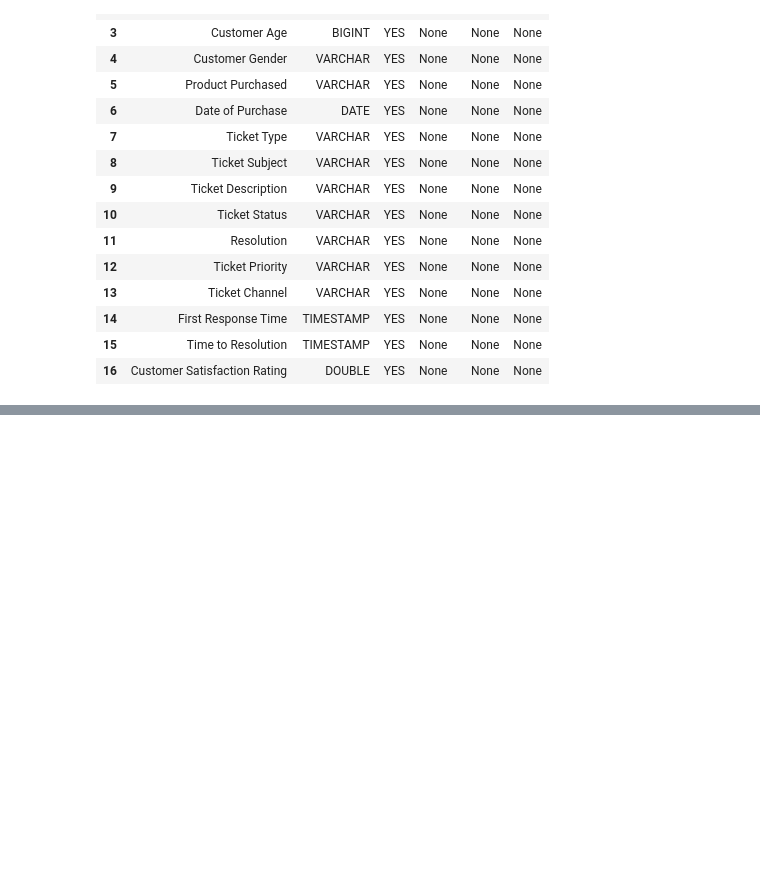
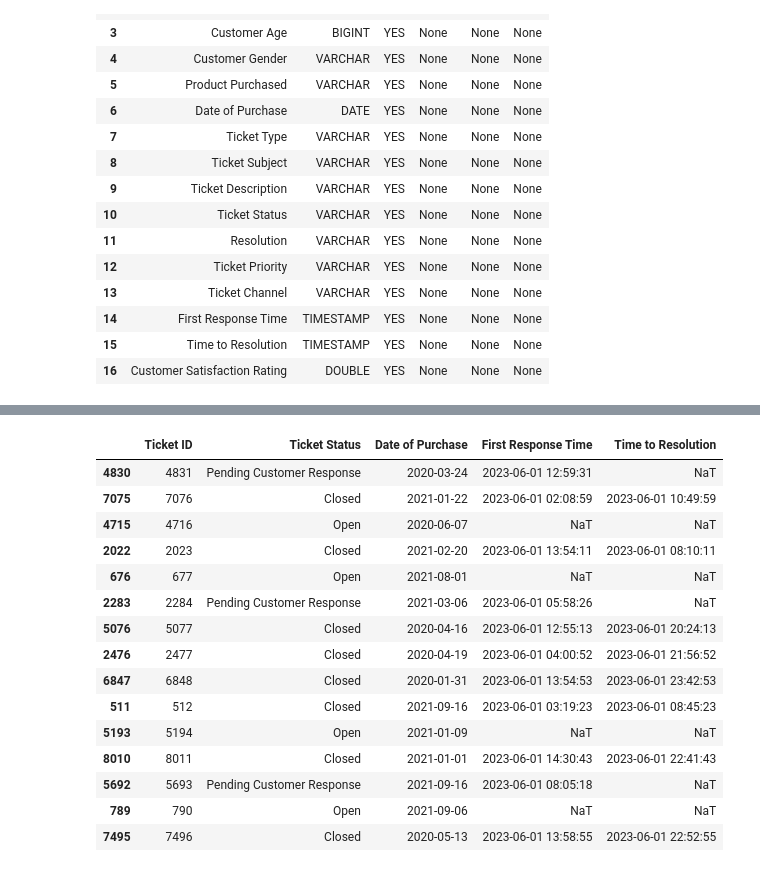
Before and after one commit to roshitha-nair/ai-customer-support-analytics, a Jupyter notebook: notebooks/01_data_cleaning.ipynb, the cells around one changed output, grey strips where cells are left out. Drawn from its saved outputs; the diff is of its cells as text; code cells hidden in the pictures; blank space fills up the shorter version.

```diff
--- a/notebooks/01_data_cleaning.ipynb
+++ b/notebooks/01_data_cleaning.ipynb
@@ -1147,0 +1137,6 @@ schema_check
+# %%
+# Create a working copy so the raw dataset remains unchanged.
+cleaned_df = df.copy()
+
+# Confirm the expected starting shape.
+print(f"Starting dataset shape: {cleaned_df.shape}")
@@ -1147,0 +1502,24 @@ schema_check
+# %%
+# Create the observed dissatisfaction outcome only for tickets
+# with an available customer satisfaction rating.
+
+cleaned_df["is_dissatisfied"] = pd.Series(
+    pd.NA,
+    index=cleaned_df.index,
+    dtype="Int64"
+)
+
+csat_available = (
+    cleaned_df["Customer Satisfaction Rating"]
+    .notna()
+)
+
+cleaned_df.loc[
+    csat_available,
+    "is_dissatisfied"
+] = (
+    cleaned_df.loc[
+        csat_available,
+        "Customer Satisfaction Rating"
+    ] <= 2
+).astype(int)
@@ -1147,0 +1690,32 @@ schema_check
+# %%
+# Compare purchase dates with the available operational timestamps
+# for representative records.
+
+date_relationship_sample = cleaned_df[
+    [
+        "Ticket ID",
+        "Ticket Status",
+        "Date of Purchase",
+        "First Response Time",
+        "Time to Resolution"
+    ]
+].sample(15, random_state=42)
+
+date_relationship_sample
+# %% [output]
+|  | Ticket ID | Ticket Status | Date of Purchase | First Response Time | Time to Resolution |
+| 4830 | 4831 | Pending Customer Response | 2020-03-24 | 2023-06-01 12:59:31 | NaT |
+| 7075 | 7076 | Closed | 2021-01-22 | 2023-06-01 02:08:59 | 2023-06-01 10:49:59 |
+| 4715 | 4716 | Open | 2020-06-07 | NaT | NaT |
+| 2022 | 2023 | Closed | 2021-02-20 | 2023-06-01 13:54:11 | 2023-06-01 08:10:11 |
+| 676 | 677 | Open | 2021-08-01 | NaT | NaT |
+| 2283 | 2284 | Pending Customer Response | 2021-03-06 | 2023-06-01 05:58:26 | NaT |
+| 5076 | 5077 | Closed | 2020-04-16 | 2023-06-01 12:55:13 | 2023-06-01 20:24:13 |
+| 2476 | 2477 | Closed | 2020-04-19 | 2023-06-01 04:00:52 | 2023-06-01 21:56:52 |
+| 6847 | 6848 | Closed | 2020-01-31 | 2023-06-01 13:54:53 | 2023-06-01 23:42:53 |
+| 511 | 512 | Closed | 2021-09-16 | 2023-06-01 03:19:23 | 2023-06-01 08:45:23 |
+| 5193 | 5194 | Open | 2021-01-09 | NaT | NaT |
+| 8010 | 8011 | Closed | 2021-01-01 | 2023-06-01 14:30:43 | 2023-06-01 22:41:43 |
+| 5692 | 5693 | Pending Customer Response | 2021-09-16 | 2023-06-01 08:05:18 | NaT |
+| 789 | 790 | Open | 2021-09-06 | NaT | NaT |
+| 7495 | 7496 | Closed | 2020-05-13 | 2023-06-01 13:58:55 | 2023-06-01 22:52:55 |
```
Also changed, not shown: parts of 56 cells of this notebook, 1 other file.
